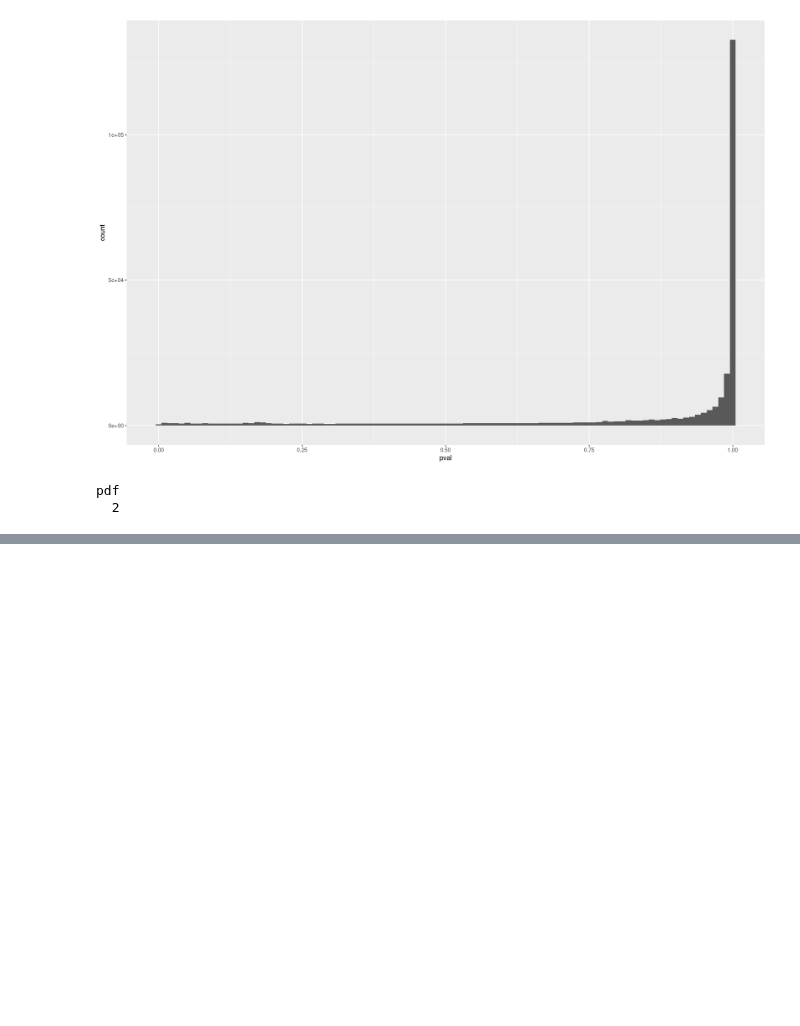
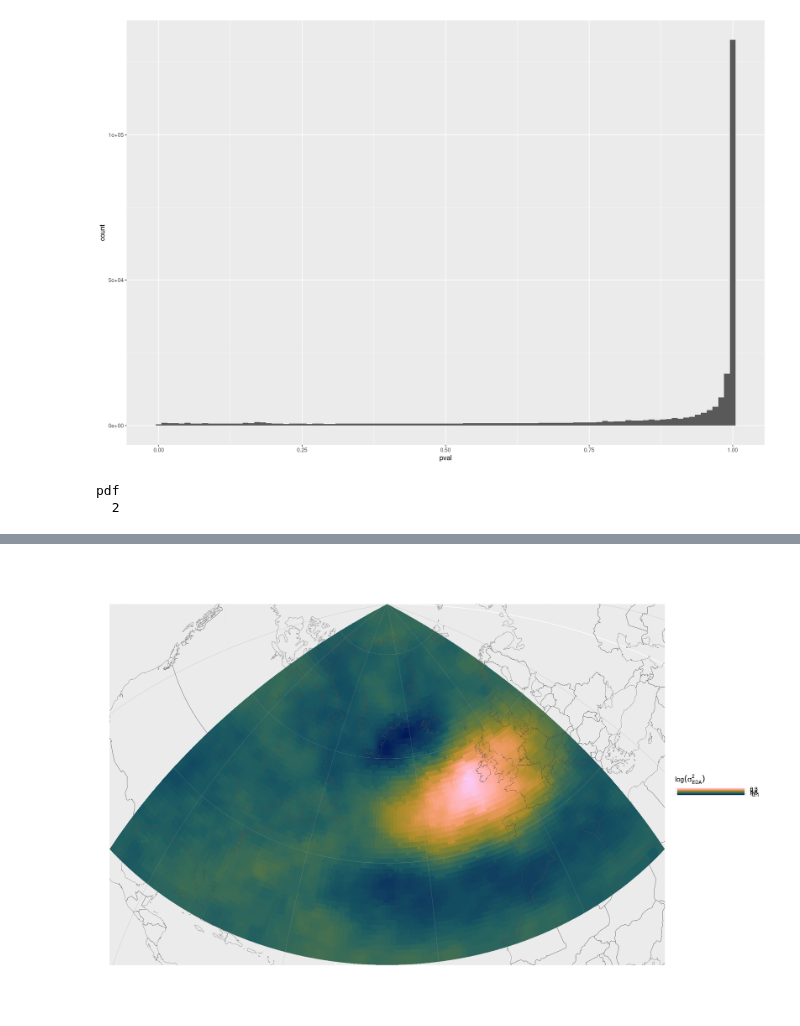
Before and after one commit to hschoeller/wp22a, a Jupyter notebook: notebooks/CompositeVariances.ipynb, the cells around one changed output, grey strips where cells are left out. Saved outputs shown, nothing was run; the diff lists cells and outputs as text; code cells hidden in the pictures; blank space fills up the shorter version.

```diff
--- a/notebooks/CompositeVariances.ipynb
+++ b/notebooks/CompositeVariances.ipynb
@@ -155,5 +176,5 @@ A data.frame: 6 × 6
 # %%
-raw_comp <- raw_comp %>% left_join(z_comp %>% select(lon, lat, wrindex, z),
+raw_comp <- full_join(raw_comp, z_comp %>% select(lon, lat, wrindex, wrname, z),
     by = c("lon" = "lon", "lat" = "lat", "wrindex" = "wrindex")
 )
-head(raw_comp)
+str(raw_comp)
@@ -160,6 +191,6 @@ head(raw_comp)
 # %%
 total_means <- raw_comp %>%
-    filter(wrindex == 0) %>%
+    filter(wrindex == -999) %>%
     select(segment, mean, lat, lon) %>%
     rename(total_mean = mean)
 
@@ -173,4 +204,3 @@ str(total_means)
 # %%
-raw_comp %>%
-    left_join(total_means, by = c("segment", "lon", "lat")) %>%
-    head()
+raw_comp <- raw_comp %>%
+    full_join(total_means, by = c("segment", "lon", "lat"))
@@ -203,8 +207,4 @@ A data.frame: 927828 × 8
 # %%
 raw_comp <- raw_comp %>%
-    left_join(total_means, by = c("wrindex", "lon", "lat")) %>%
-    mutate(anomaly = case_when(
-        segment == 0 ~ 0,
-        TRUE ~ mean - total_mean
-    ))
+    mutate(anomaly = mean - total_mean, wr = wrindex)
 str(raw_comp)
@@ -220 +224,9 @@ str(raw_total)
+# %%
+plot_spatial(raw_comp %>% filter(wr == 1), "anomaly",
+    legend_name = "$\\log(\\sigma^{2}_{EDA})$",
+    show_graticule_labels = FALSE,
+    use_diverging = FALSE
+)
+# %% [output]
+[figure, added]
 # %%
```
Also changed, not shown: parts of 14 cells of this notebook, 12 other files.
